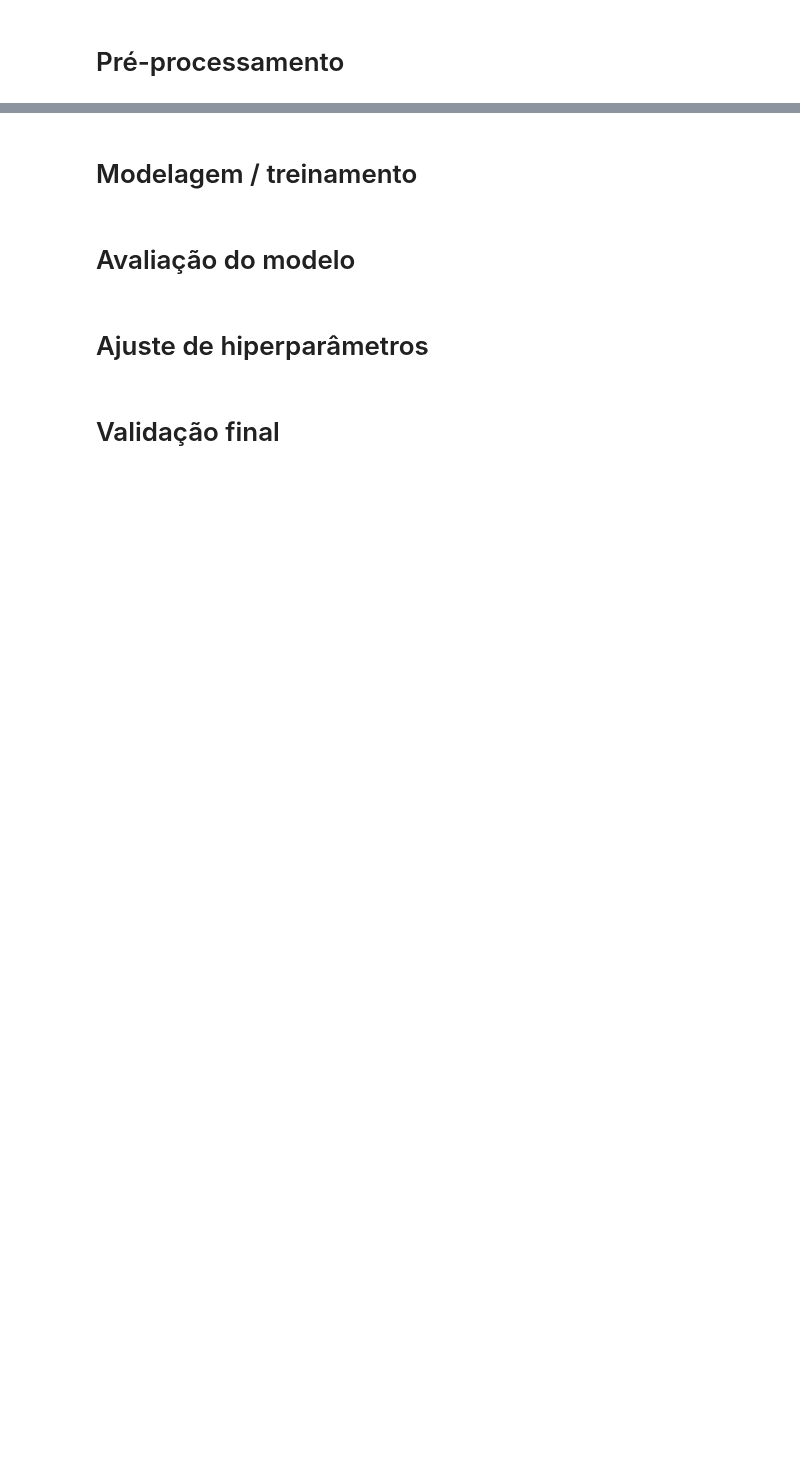
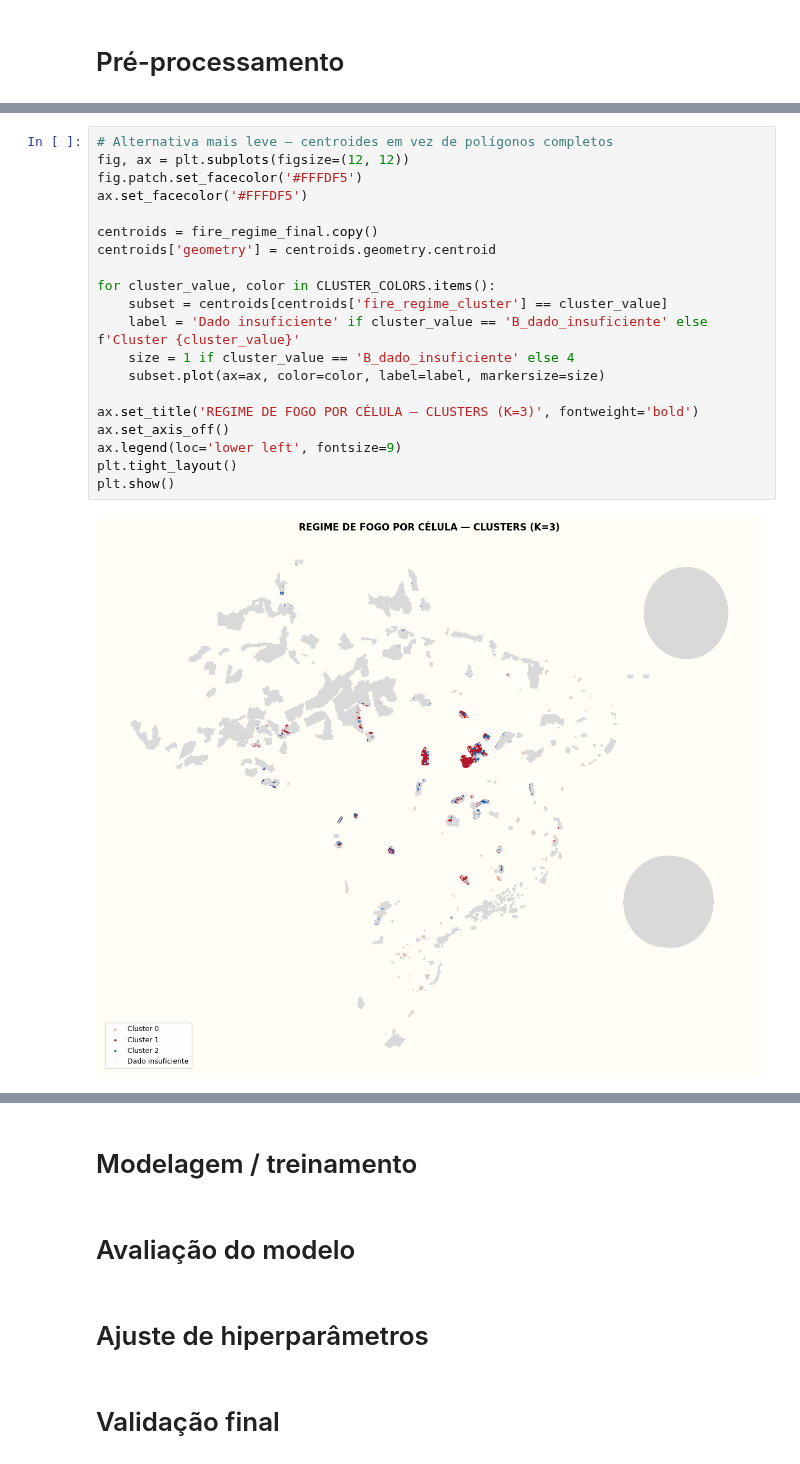
Before and after one commit to AndersonAlvesCoelho/pyroregions-classification, a Jupyter notebook: pyroregions_ucs.ipynb, the cells around one changed output, grey strips where cells are left out. Cells and saved outputs as stored; diff of their text form; blank space fills up the shorter version.

```diff
--- a/pyroregions_ucs.ipynb
+++ b/pyroregions_ucs.ipynb
@@ -1529,0 +1811,22 @@ gc.collect()
+# %%
+# Alternativa mais leve — centroides em vez de polígonos completos
+fig, ax = plt.subplots(figsize=(12, 12))
+fig.patch.set_facecolor('#FFFDF5')
+ax.set_facecolor('#FFFDF5')
+
+centroids = fire_regime_final.copy()
+centroids['geometry'] = centroids.geometry.centroid
+
+for cluster_value, color in CLUSTER_COLORS.items():
+    subset = centroids[centroids['fire_regime_cluster'] == cluster_value]
+    label = 'Dado insuficiente' if cluster_value == 'B_dado_insuficiente' else f'Cluster {cluster_value}'
+    size = 1 if cluster_value == 'B_dado_insuficiente' else 4
+    subset.plot(ax=ax, color=color, label=label, markersize=size)
+
+ax.set_title('REGIME DE FOGO POR CÉLULA — CLUSTERS (K=3)', fontweight='bold')
+ax.set_axis_off()
+ax.legend(loc='lower left', fontsize=9)
+plt.tight_layout()
+plt.show()
+# %% [output]
+[figure, added]
```
Also changed, not shown: parts of 92 cells of this notebook, 1 other file.
